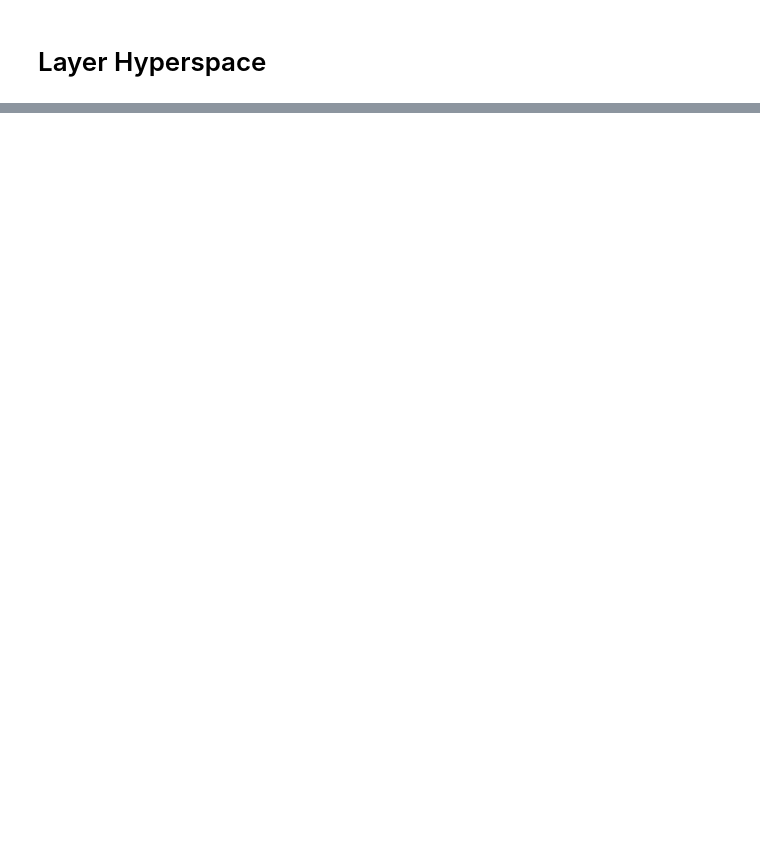
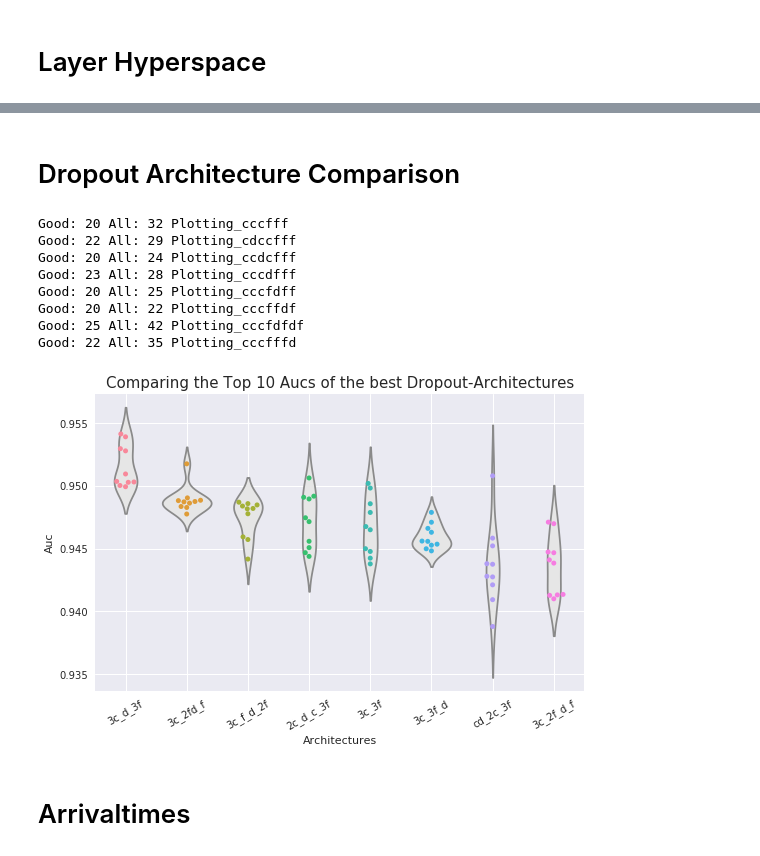
Before and after one commit to JMBehnken/Gamma_Hadron_Separation_With_Deep_Learning_for_the_First_G-APD_Cherenkov_Telescope, a Jupyter notebook: 06_FACT_Pipeline/09_Plotting.ipynb, the cells around one changed output, grey strips where cells are left out. Cells and saved outputs as stored; diff of their text form; code cells hidden in the pictures; blank space fills up the shorter version.

```diff
--- a/06_FACT_Pipeline/09_Plotting.ipynb
+++ b/06_FACT_Pipeline/09_Plotting.ipynb
@@ -131,0 +134,75 @@ plt.show()
+# %% [markdown]
+# Dropout Architecture Comparison
+# %%
+import matplotlib.pyplot as plt
+import seaborn as sns
+import pandas as pd
+import numpy as np
+import time
+import os
+
+top = 10
+main_path = '/fhgfs/users/jbehnken/01_Data/04_Models'
+folder = ['cccfff']
+
+plot_auc = []
+names = []
+
+#titles = ['Plotting_cccfff', 'Plotting_cdccfff','Plotting_ccdcfff','Plotting_cccdfff','Plotting_cccfdff','Plotting_cccffdf', 'Plotting_cccfdfdf', 'Plotting_cccfdfdfd', 'Plotting_cdcdcdfff', 'Plotting_cccfffd']
+titles = ['Plotting_cccfff', 'Plotting_cdccfff','Plotting_ccdcfff','Plotting_cccdfff','Plotting_cccfdff','Plotting_cccffdf', 'Plotting_cccfdfdf', 'Plotting_cccfffd']
+plot_names = ['3c_3f', 'cd_2c_3f', '2c_d_c_3f', '3c_d_3f', '3c_f_d_2f', '3c_2f_d_f', '3c_2fd_f', '3c_3f_d']
+names_dict = dict(zip(titles, plot_names))
+for folder in [path for path in os.listdir(main_path) if path.split('_')[-1] in folder]:
+    name =  folder.split('_')[-1]
+    c = 0
+    f = 0
+    for letter in name:
+        if letter=='c': c+=1
+        if letter=='f': f+=1
+    name_new = str(c)+'c_'+str(f)+'f'
+    path = os.path.join(main_path, folder, name+'_Hyperparameter.csv')
+
+    df = pd.read_csv(path)
+    for run in titles:
+        print('Good:', df[(df['Title']==run) & (df['Auc']>0.85)].shape[0], 'All:', df[(df['Title']==run)].shape[0], run)
+        names.append(run)
+        plot_auc.append(df[(df['Title']==run) & (df['Auc']>0.85)].head(20).sort_values(by='Auc', ascending=False).head(top)['Auc'].values.tolist())
+
+
+plotting_data = []
+plotting_names = []
+for elem in zip(names, plot_auc):
+    try:
+        length = sorted(list(set([len(elem[1]) for elem in zip(names, plot_auc)])))[1]
+    except:
+        length = sorted(list(set([len(elem[1]) for elem in zip(names, plot_auc)])))[0]
+    if len(elem[1])>=length:
+        plotting_names.append(names_dict[elem[0]])
+        plotting_data.append(elem[1][:length])
+
+df_plot = pd.DataFrame(np.array(plotting_data).T, columns=plotting_names)
+df_plot = df_plot[df_plot.mean().sort_values(ascending=False).index]
+
+df_swarm = pd.melt(df_plot)
+df_swarm.columns = ['Architectures', 'Auc']
+sns.set(style='darkgrid', font='DejaVu Sans')
+plt.title('Comparing the Top {} Aucs of the best Dropout-Architectures'.format(length), fontsize=15)
+sns.violinplot(x="Architectures", y="Auc", data=df_swarm, inner=None, color=".9")
+sns.swarmplot(x="Architectures", y="Auc", data=df_swarm)
+plt.xticks(rotation=30)
+plt.grid(axis='x')
+plt.tight_layout()
+plt.savefig('01_Finished_Plots/Randomized_Dropout_Model_Comparison.svg')
+plt.show()
+# %% [output]
+Good: 20 All: 32 Plotting_cccfff
+Good: 22 All: 29 Plotting_cdccfff
+Good: 20 All: 24 Plotting_ccdcfff
+Good: 23 All: 28 Plotting_cccdfff
+Good: 20 All: 25 Plotting_cccfdff
+Good: 20 All: 22 Plotting_cccffdf
+Good: 25 All: 42 Plotting_cccfdfdf
+Good: 22 All: 35 Plotting_cccfffd
+[figure, added]
+# %% [markdown]
+# Arrivaltimes
```
Also changed, not shown: parts of 10 cells of this notebook, 58 other files.
